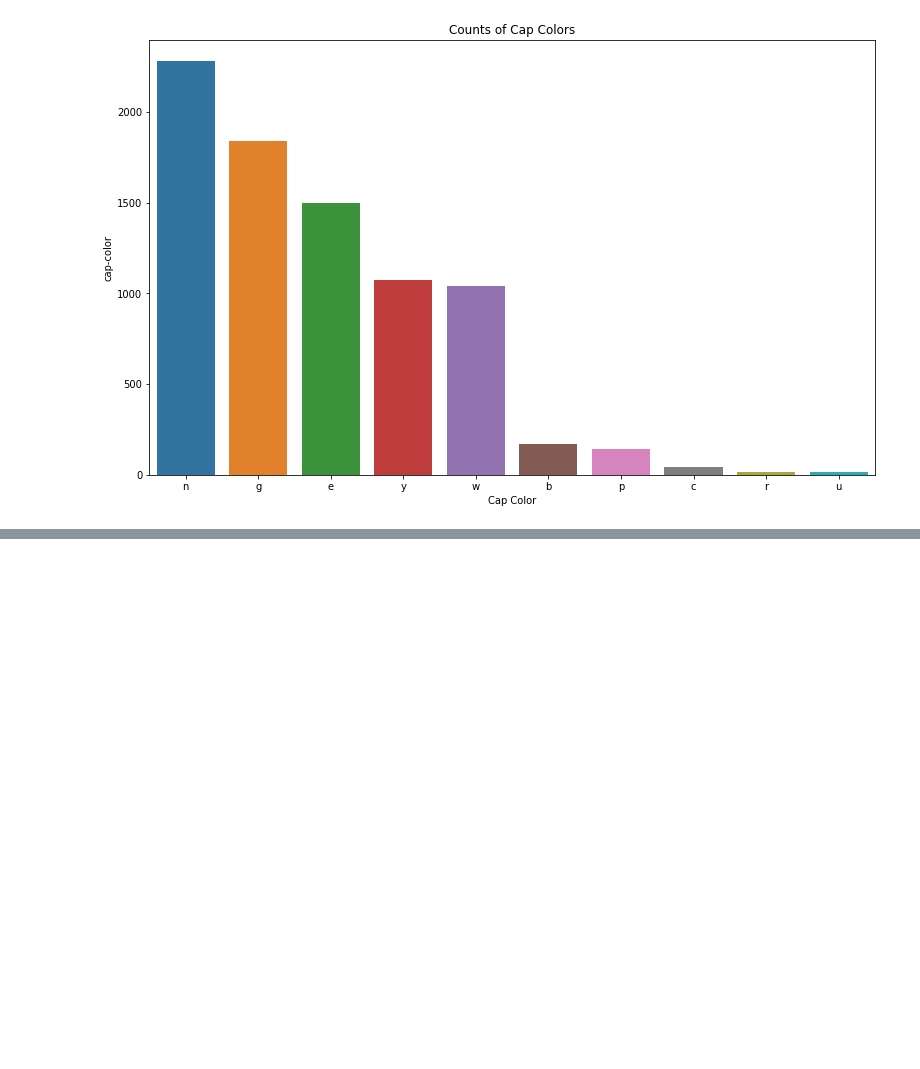
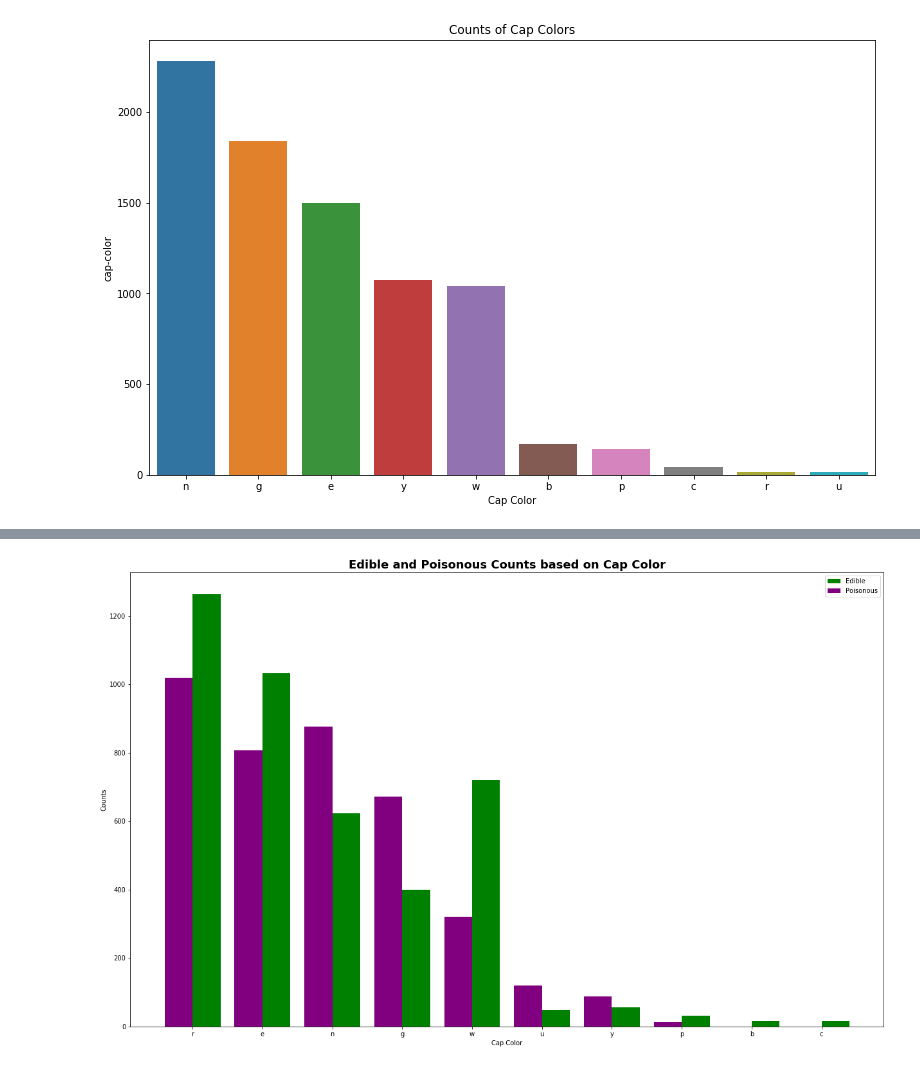
Before and after one commit to jkundycki/mushroom, a Jupyter notebook: Main.ipynb, the cells around one changed output, grey strips where cells are left out. Saved outputs shown, nothing was run; the diff lists cells and outputs as text; code cells hidden in the pictures; blank space fills up the shorter version.

```diff
--- a/Main.ipynb
+++ b/Main.ipynb
@@ -107,0 +101,24 @@ SyntaxError: positional argument follows keyword argument (<ipython-input-16-160
+# %%
+cc = []
+for i in set(df['cap-color']):
+    cc.append(i)
+# %%
+fig = plt.figure(figsize=(21,13))
+
+ax = fig.add_subplot(111)
+width = 0.4
+ypos = np.arange(len(cc))
+rects1 = ax.bar(ypos+0.2, edible_cc,width, color='green')
+rects2 = ax.bar(ypos-0.2, poisonous_cc,width, color='purple')
+
+
+ax.set_ylabel('Counts')
+ax.set_xlabel('Cap Color')
+ax.set_title('Edible and Poisonous Counts based on Cap Color', fontweight='bold',fontsize=18)
+plt.xticks(ypos,cc)
+
+ax.legend( (rects1[0], rects2[0]), ('Edible', 'Poisonous') )
+
+plt.show()
+# %% [output]
+[figure, added]
```
Also changed, not shown: parts of 1 cell of this notebook.
